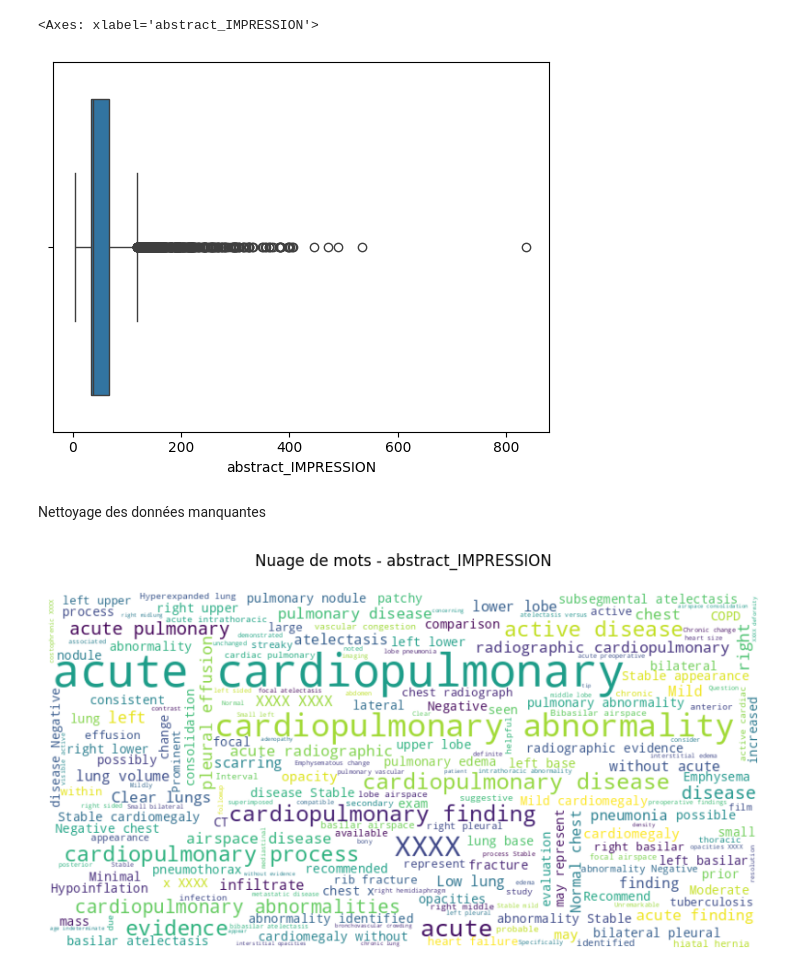
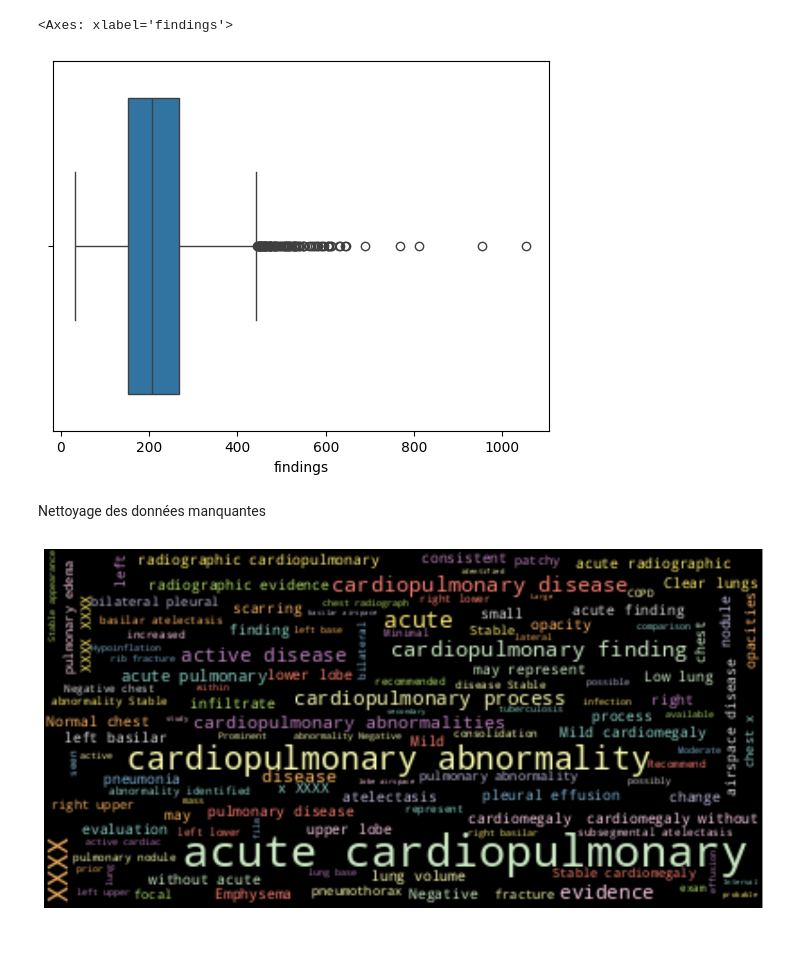
Before and after one commit to sow19/Detection-d-anomalies, a Jupyter notebook: code_source/pretraitement/data_analyse_dataset1.ipynb, the cells around one changed output. Saved outputs shown, nothing was run; the diff lists cells and outputs as text; code cells hidden in the pictures; blank space fills up the shorter version.

```diff
--- a/code_source/pretraitement/data_analyse_dataset1.ipynb
+++ b/code_source/pretraitement/data_analyse_dataset1.ipynb
@@ -31,7 +20,7 @@ memory usage: 432.7+ KB
 # %%
-columns_to_remove = ["specialty","pmcId","licenseType","articleDate","articleType","publisher","language","authors","abstract_COMPARISON","uId","mesh_major","abstract_INDICATION"]
+columns_to_remove = ["uid","MeSH","comparison","indication"]
 data = data.drop(columns=columns_to_remove)
 print("Données après suppression des colonnes :")
-data.info()
+data.head()
 # %% [output]
 Données après suppression des colonnes :
@@ -66,3 +54,3 @@ abstract_IMPRESSION     34
 dtype: int64
 # %%
-data = data.dropna(subset=['abstract_FINDINGS','abstract_IMPRESSION'])
+data = data.dropna(subset=['findings','impression'])
@@ -105,28 +96,20 @@ sns.boxplot(x=tmp)
 # %%
-tmp = data.abstract_IMPRESSION.str.len()
+tmp = data.findings.str.len()
 sns.boxplot(x=tmp)
 # %% [output]
-<Axes: xlabel='abstract_IMPRESSION'>
+<Axes: xlabel='findings'>
-[figure, old version]
+[figure, new version]
 # %% [markdown]
 Nettoyage des données manquantes
-# %%
-def generate_wordcloud(column_name, title="Nuage de mots"):
-    if column_name not in data.columns:
-        print(f"La colonne '{column_name}' n'existe pas dans le DataFrame.")
-        return
-    text = " ".join(data[column_name].dropna())
-    if not text.strip():
-        print(f"La colonne '{column_name}' ne contient pas de texte non vide.")
-        return
-    wordcloud = WordCloud(width=800, height=400, background_color='white', colormap='viridis').generate(text)
-    plt.figure(figsize=(10, 6))
-    plt.imshow(wordcloud, interpolation='bilinear')
-    plt.axis('off')
-    plt.title(f"{title} - {column_name}\n")
-    plt.show()
+# %%
+def generate_wordcloud(column_name):
+    wordcloud = WordCloud(max_words=500, background_color="black", colormap="Set3").generate(' '.join(data[column_name].astype(str)))
+    plt.figure(figsize=(15,10))
+    plt.imshow(wordcloud, interpolation='Bilinear')
+    plt.axis("off")
+    plt.show()
 # %%
-generate_wordcloud("abstract_IMPRESSION")
+generate_wordcloud("impression")
 # %% [output]
-[figure, old version]
+[figure, new version]
 # %%
```
Also changed, not shown: parts of 16 cells of this notebook, 4 other files.
